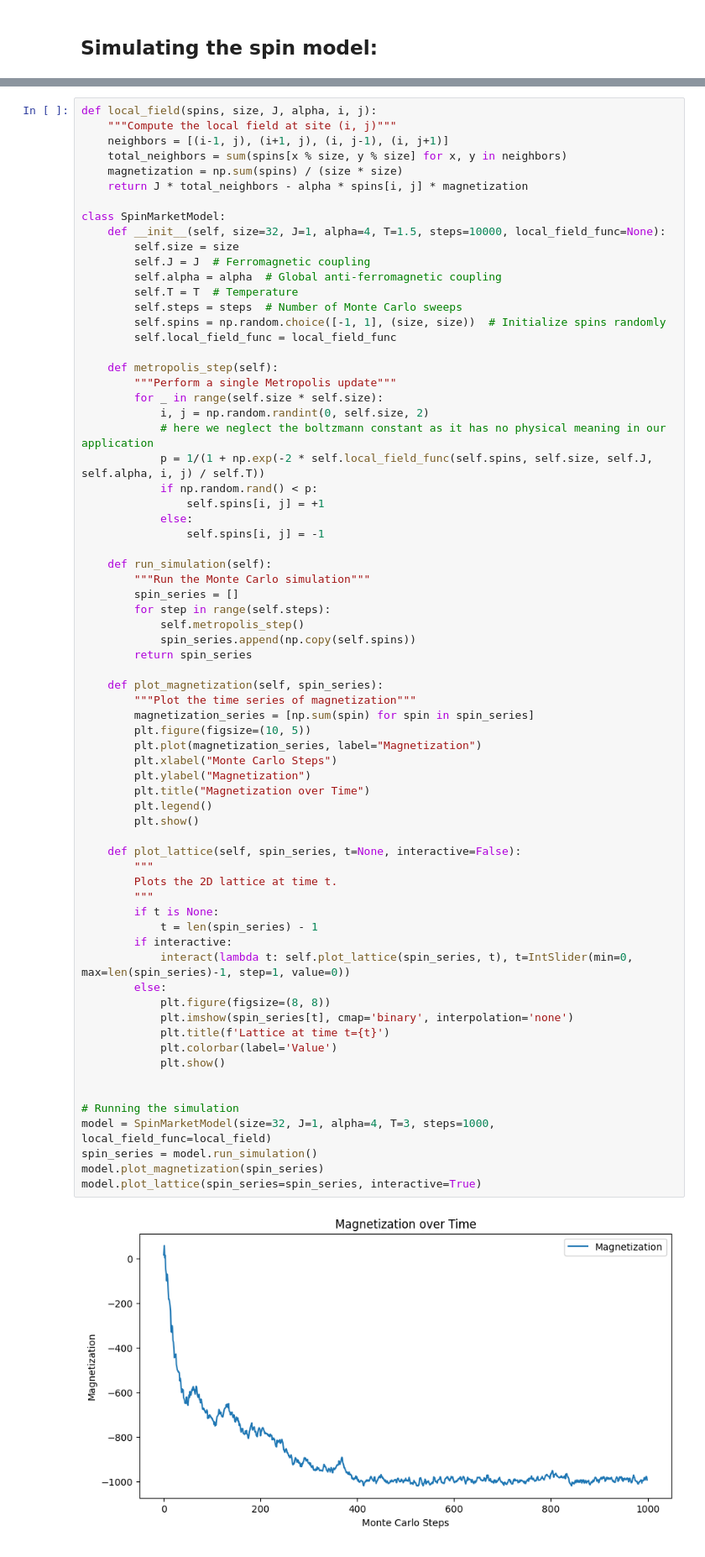
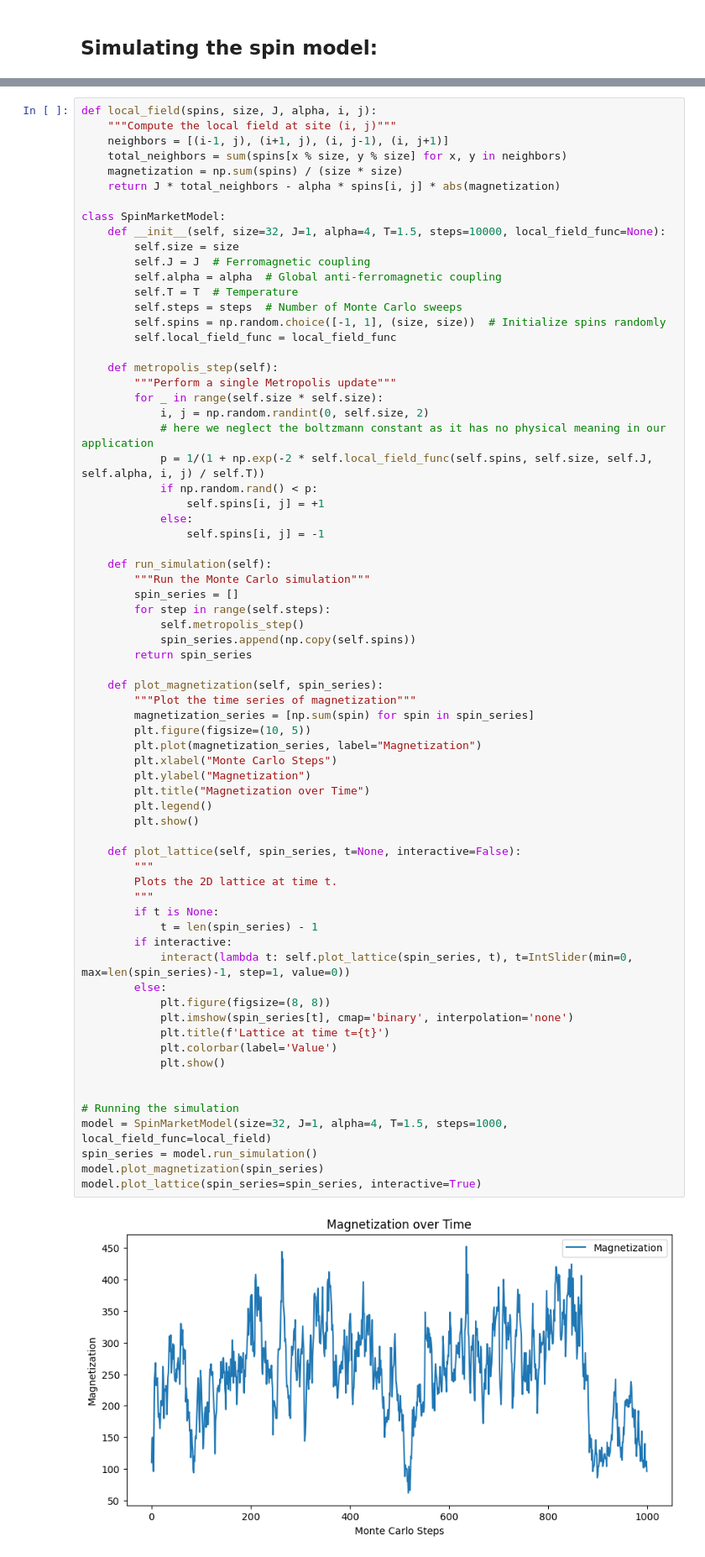
Before and after one commit to eghirardo/ising-markets, a Jupyter notebook: Code/Bornholdt.ipynb, the cells around one changed output, grey strips where cells are left out. Shown at 84% size. Cells and saved outputs as stored; diff of their text form.

Commit message:
started to implement general ising model logic

```diff
--- a/Code/Bornholdt.ipynb
+++ b/Code/Bornholdt.ipynb
@@ -11,7 +12,7 @@ def local_field(spins, size, J, alpha, i, j):
     neighbors = [(i-1, j), (i+1, j), (i, j-1), (i, j+1)]
     total_neighbors = sum(spins[x % size, y % size] for x, y in neighbors)
     magnetization = np.sum(spins) / (size * size)
-    return J * total_neighbors - alpha * spins[i, j] * magnetization
+    return J * total_neighbors - alpha * spins[i, j] * abs(magnetization)
 
 class SpinMarketModel:
     def __init__(self, size=32, J=1, alpha=4, T=1.5, steps=10000, local_field_func=None):
@@ -47,33 +48,33 @@ class SpinMarketModel:
         magnetization_series = [np.sum(spin) for spin in spin_series]
         plt.figure(figsize=(10, 5))
         plt.plot(magnetization_series, label="Magnetization")
         plt.xlabel("Monte Carlo Steps")
         plt.ylabel("Magnetization")
         plt.title("Magnetization over Time")
         plt.legend()
         plt.show()
 
     def plot_lattice(self, spin_series, t=None, interactive=False):
         """
         Plots the 2D lattice at time t.
         """
         if t is None:
             t = len(spin_series) - 1
         if interactive:
             interact(lambda t: self.plot_lattice(spin_series, t), t=IntSlider(min=0, max=len(spin_series)-1, step=1, value=0))
         else:
             plt.figure(figsize=(8, 8))
             plt.imshow(spin_series[t], cmap='binary', interpolation='none')
             plt.title(f'Lattice at time t={t}')
             plt.colorbar(label='Value')
             plt.show()
 
 
 # Running the simulation
-model = SpinMarketModel(size=32, J=1, alpha=4, T=3, steps=1000, local_field_func=local_field)
+model = SpinMarketModel(size=32, J=1, alpha=4, T=1.5, steps=1000, local_field_func=local_field)
 spin_series = model.run_simulation()
 model.plot_magnetization(spin_series)
 model.plot_lattice(spin_series=spin_series, interactive=True)
 # %% [output]
-[figure, old version]
+[figure, new version]
 interactive(children=(IntSlider(value=0, description='t', max=999), Output()), _dom_classes=('widget-interact'…
```
Also changed, not shown: parts of 5 cells of this notebook.
